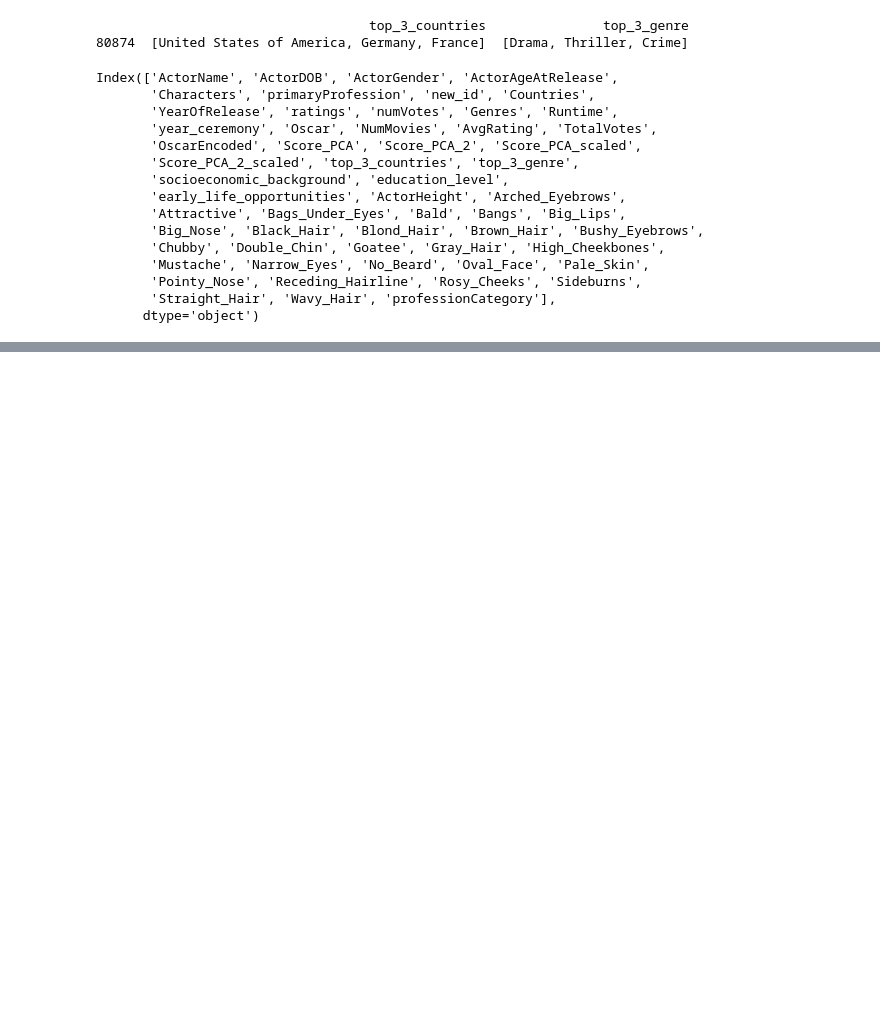
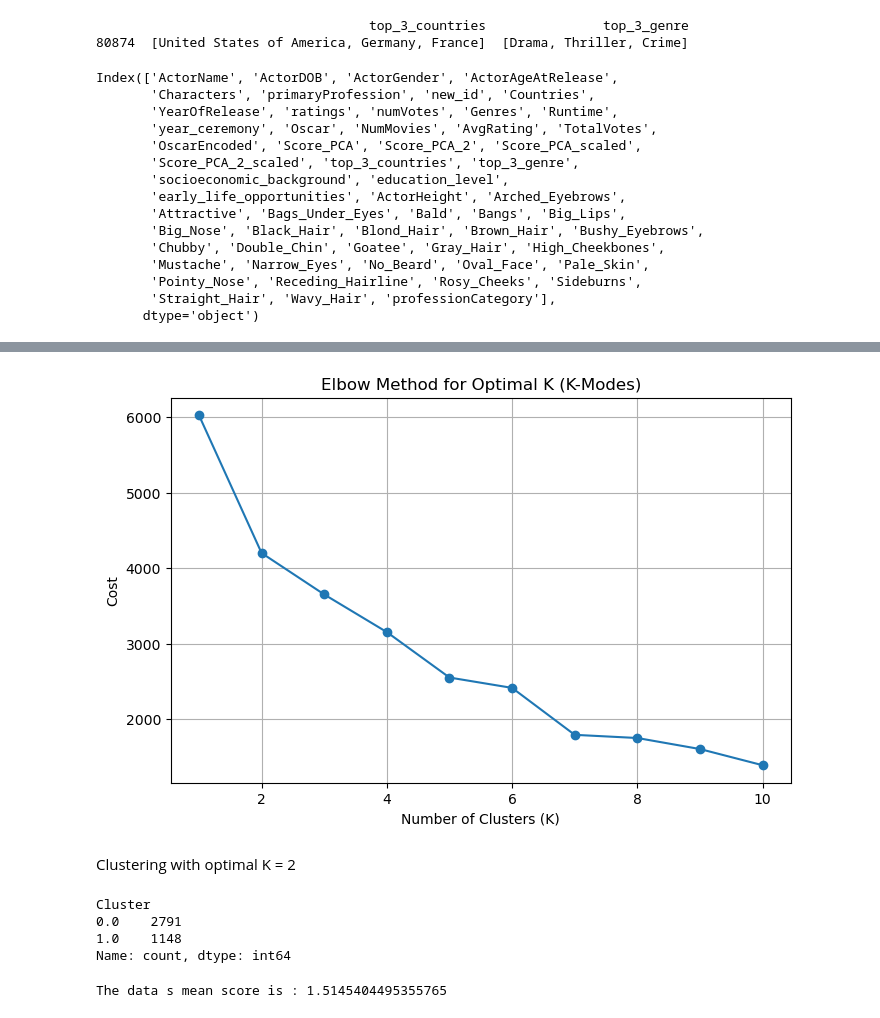
Before and after one commit to epfl-ada/ada-2024-project-arabsdatascientists2024, a Jupyter notebook: Results_P3.ipynb, the cells around one changed output, grey strips where cells are left out. Cells and saved outputs as stored; diff of their text form; code cells hidden in the pictures; blank space fills up the shorter version.

```diff
--- a/Results_P3.ipynb
+++ b/Results_P3.ipynb
@@ -1339,0 +1478,4 @@ merged_movies.to_pickle('movies_dataset_yc_3.pkl')
+# %%
+random_subset = data[features_using].dropna()
+random_subset_clust = random_subset[cat_features_withoutcelebA]
+random_subset_clust
@@ -1339,0 +1496,37 @@ merged_movies.to_pickle('movies_dataset_yc_3.pkl')
+# %%
+#Elbow
+cost = []
+K_values = range(1, 11)
+
+for K in K_values:
+    km = KModes(n_clusters=K, init="Huang", n_init=5, random_state=42)
+    km.fit(random_subset_clust)
+    cost.append(km.cost_)
+
+plt.figure(figsize=(8, 5))
+plt.plot(K_values, cost, marker="o")
+plt.title("Elbow Method for Optimal K (K-Modes)")
+plt.xlabel("Number of Clusters (K)")
+plt.ylabel("Cost")
+plt.grid(True)
+plt.show()
+# %% [output]
+[figure, added]
+# %% [markdown]
+Clustering  with optimal K = 2
+# %%
+kmodes = KModes(n_clusters=2, init='Cao', random_state=42)
+clusters = kmodes.fit_predict(random_subset_clust)
+
+random_subset.loc[random_subset.index, 'Cluster'] = clusters
+
+print(random_subset['Cluster'].value_counts())
+# %% [output]
+Cluster
+0.0    2791
+1.0    1148
+Name: count, dtype: int64
+# %%
+print('The data s mean score is :',random_subset['Score_PCA_2_scaled'].mean())
+# %% [output]
+The data s mean score is : 1.5145404495355765
```
Also changed, not shown: parts of 79 cells of this notebook.
